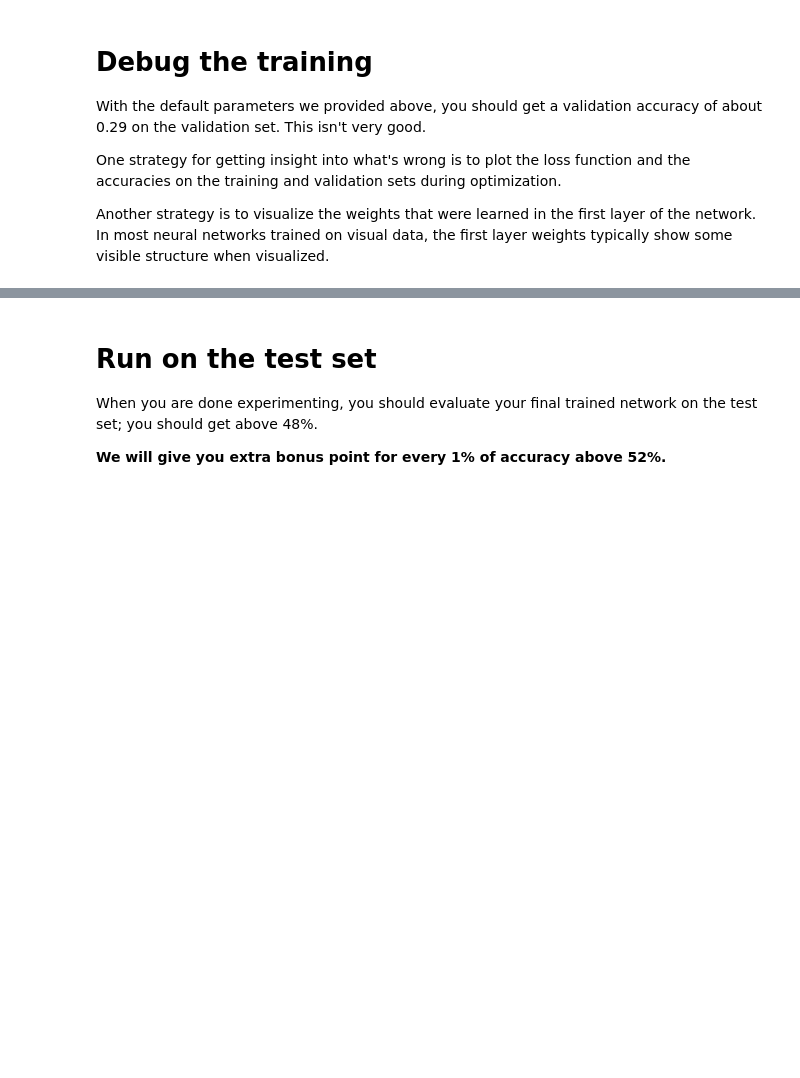
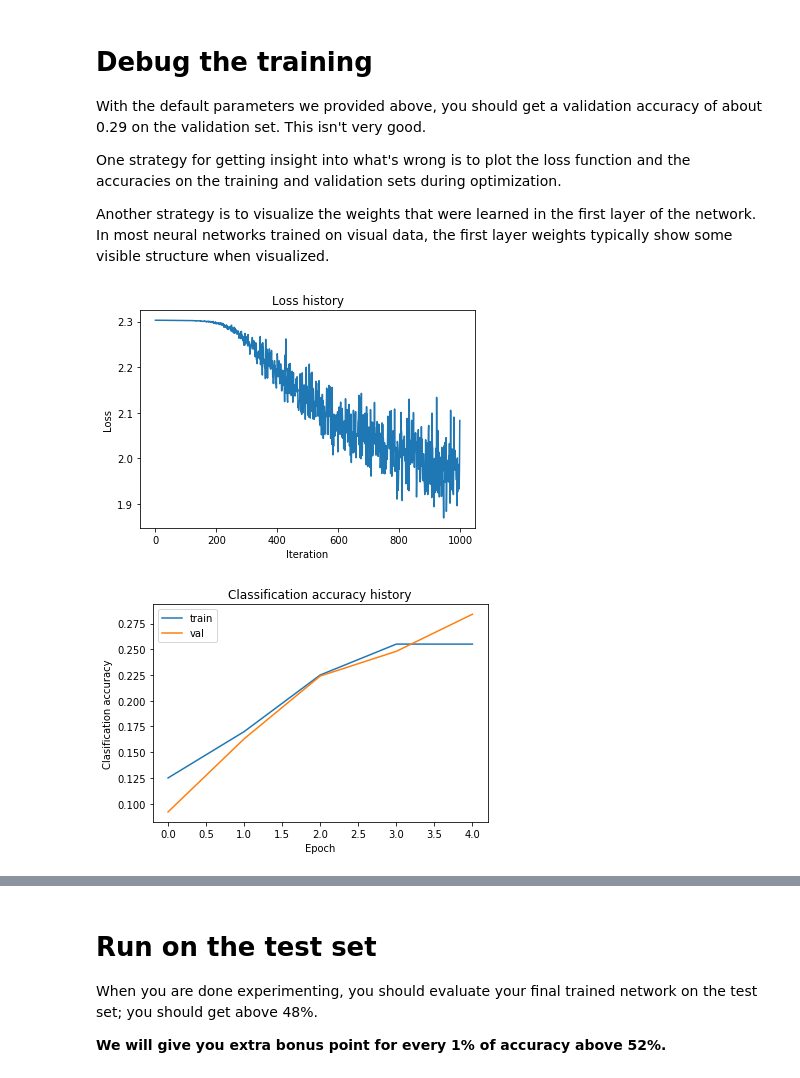
Before and after one commit to FantasyJXF/Coursera_AI, a Jupyter notebook: CS231n/Assignments_Spring_2017/assignment1/Q4_two_layer_net.ipynb, the cells around one changed output, grey strips where cells are left out. Saved outputs shown, nothing was run; the diff lists cells and outputs as text; code cells hidden in the pictures; blank space fills up the shorter version.

```diff
--- a/CS231n/Assignments_Spring_2017/assignment1/Q4_two_layer_net.ipynb
+++ b/CS231n/Assignments_Spring_2017/assignment1/Q4_two_layer_net.ipynb
@@ -192,19 +239,25 @@ One strategy for getting insight into what's wrong is to plot the loss function
 Another strategy is to visualize the weights that were learned in the first layer of the network. In most neural networks trained on visual data, the first layer weights typically show some visible structure when visualized.
 # %%
 # Plot the loss function and train / validation accuracies
-plt.subplot(2, 1, 1)
+plt.figure()
 plt.plot(stats['loss_history'])
 plt.title('Loss history')
 plt.xlabel('Iteration')
 plt.ylabel('Loss')
+plt.show()
 
-plt.subplot(2, 1, 2)
+
+plt.figure()
 plt.plot(stats['train_acc_history'], label='train')
 plt.plot(stats['val_acc_history'], label='val')
 plt.title('Classification accuracy history')
 plt.xlabel('Epoch')
 plt.ylabel('Clasification accuracy')
+plt.legend()
 plt.show()
+# %% [output]
+[figure, added]
+[figure, added]
 # %%
 from cs231n.vis_utils import visualize_grid
 
```
Also changed, not shown: parts of 11 cells of this notebook, 1 other file.
